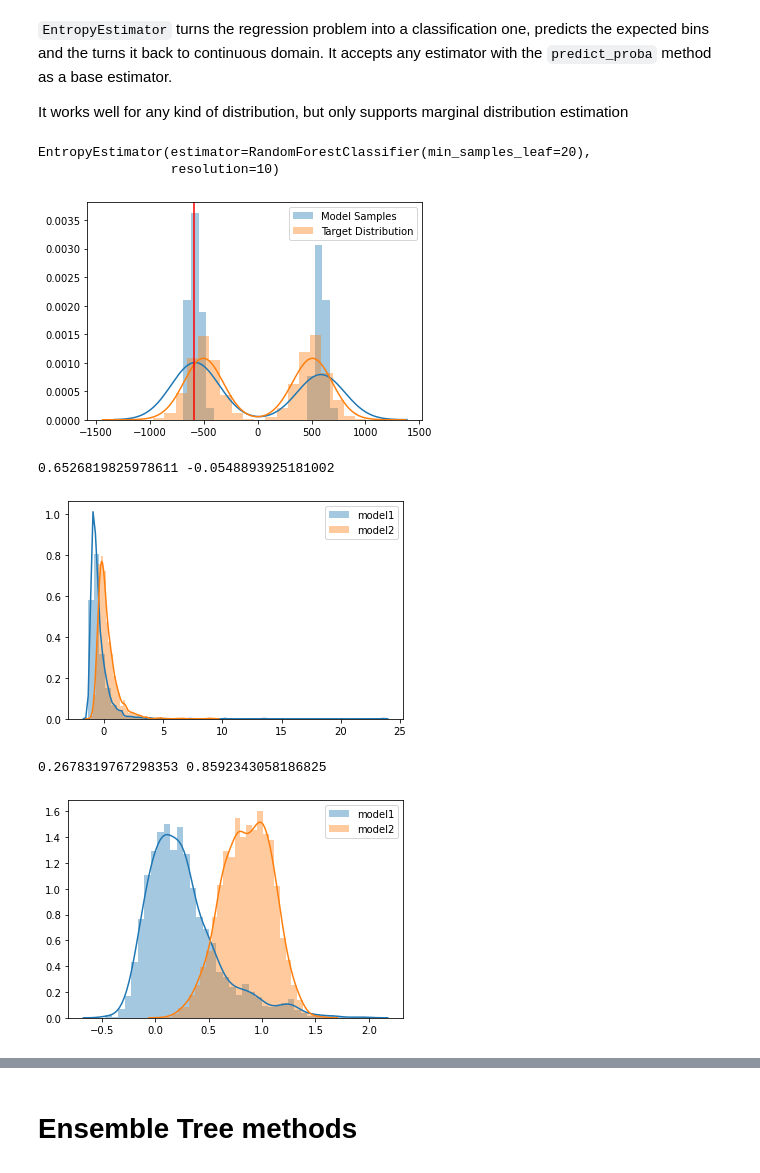
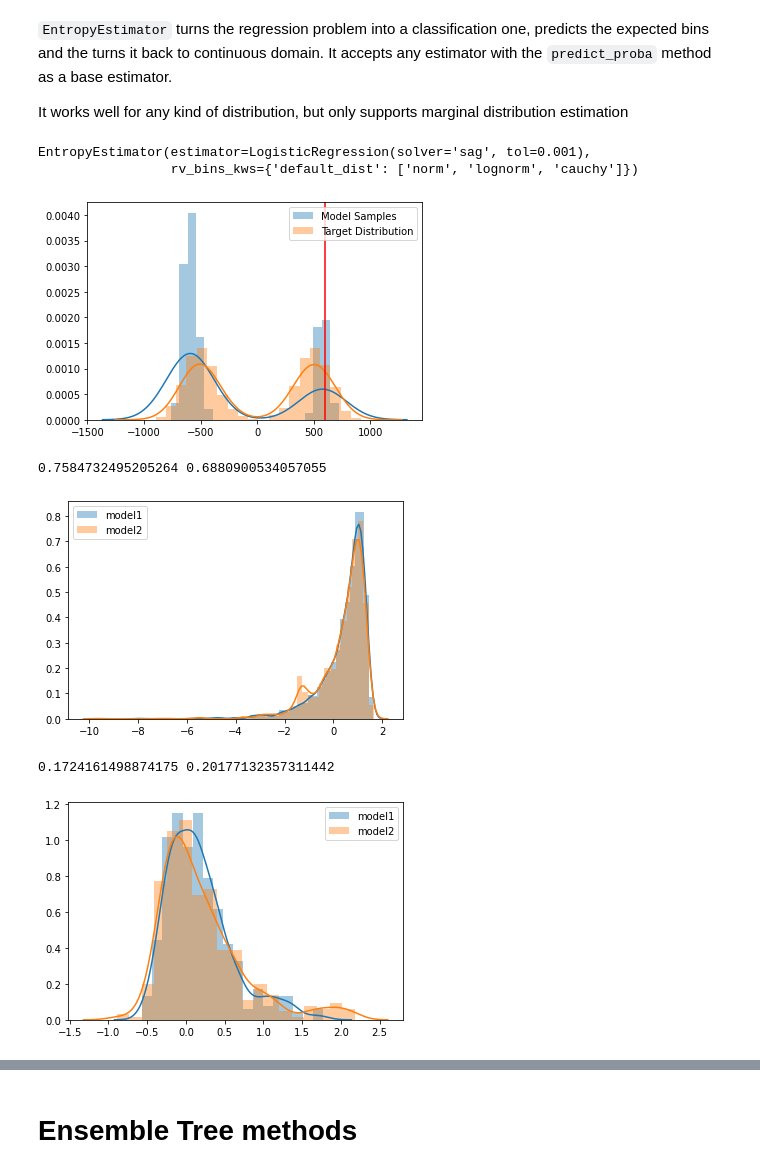
Before and after one commit to AlanGanem/scikit-density, a Jupyter notebook: notebooks/01_ensemble.ipynb, the cells around one changed output, grey strips where cells are left out. Saved outputs shown, nothing was run; the diff lists cells and outputs as text; code cells hidden in the pictures.

```diff
--- a/notebooks/01_ensemble.ipynb
+++ b/notebooks/01_ensemble.ipynb
@@ -356,18 +526,20 @@ It works well for any kind of distribution, but only supports marginal distribut
 from sklearn.linear_model import LogisticRegression
 import matplotlib.pyplot as plt
 
-estim1 = EntropyEstimator(LogisticRegression(), 100)
-estim2 = EntropyEstimator(ensemble.RandomForestClassifier(min_samples_leaf = 20), 10)
+estim1 = EntropyEstimator(LogisticRegression(tol = 0.001, solver = 'sag'), 100, output_distribution = 'uniform', rv_bins_kws = {'default_dist':'norm'})
+estim2 = EntropyEstimator(LogisticRegression(tol = 0.001, solver = 'sag'), 100, output_distribution = 'uniform', rv_bins_kws = {'default_dist':['norm','lognorm','cauchy']})
 estim1.fit(X_train, y_train[:,1])
 estim2.fit(X_train, y_train[:,1])
 # %% [output]
-EntropyEstimator(estimator=RandomForestClassifier(min_samples_leaf=20),
-                 resolution=10)
+EntropyEstimator(estimator=LogisticRegression(solver='sag', tol=0.001),
+                 rv_bins_kws={'default_dist': ['norm', 'lognorm', 'cauchy']})
 # %%
-i = 5
+i = np.random.choice(np.arange(y_test.shape[0]))
 
-alpha, beta, gamma = 1,1,1
-samples2 = estim1.sample(X_test[i:i+1], sample_size = 200, alpha = alpha, noise_factor = 0.1)
+alpha = 1
+noise_factor = 0.2
+
+samples2 = estim2.sample(X_test[i:i+1], sample_size = 200, alpha = alpha, noise_factor = noise_factor)
 #prediction = density_estimator1.custom_predict(
 #    X_test[i:i+1], agg_func = lambda x: np.mean(x,axis = 0), alpha = alpha, beta = beta, gamma = gamma)
 #naive_prediction = density_estimator1.predict(X_test[i:i+1])
@@ -387,30 +559,30 @@ else:
     dst._axes.axvline(y_test[i,1], color = 'r')
     dst._axes.legend()
 # %% [output]
-[figure, old version]
+[figure, new version]
 # %%
-alpha = 0.8
-noise_factor = 1
+alpha = 1
+noise_factor = 0.0
 samples1 = estim1.sample(X_test, 1000, alpha = alpha, noise_factor = noise_factor)
 samples2 = estim2.sample(X_test, 1000, alpha = alpha, noise_factor = noise_factor)
 # %%
-nll1 = -np.log2(kde_likelihood(y_test[:,1:2],samples1))
-nll2 = -np.log2(kde_likelihood(y_test[:,1:2],samples2))
-sns.distplot(nll1[nll1 < 30], label = 'model1')
-sns.distplot(nll2[nll2 < 30], label = 'model2')
+ll1 = np.log2(kde_likelihood(y_test[:,1:2],samples1))
+ll2 = np.log2(kde_likelihood(y_test[:,1:2],samples2))
+sns.distplot(ll1[ll1 > -30], label = 'model1')
+sns.distplot(ll2[ll2 > -30], label = 'model2')
 plt.legend()
-print(np.median(-nll1[nll1 < 1e10]), -np.median(nll2[nll2 < 1e10]))
+print(np.median(ll1[ll1 > -1e10]), np.median(ll2[ll2 > -1e10]))
 # %% [output]
-0.6526819825978611 -0.0548893925181002
+0.7584732495205264 0.6880900534057055
-[figure, old version]
+[figure, new version]
 # %%
-entr1 = kde_entropy(samples1, sample_size = 100)
-entr2 = kde_entropy(samples2, sample_size = 100)
+entr1 = kde_entropy(samples1, frac = 0.2,sample_size = 100)
+entr2 = kde_entropy(samples2, frac = 0.2,sample_size = 100)
 sns.distplot(entr1, label = 'model1')
 sns.distplot(entr2, label = 'model2')
 plt.legend()
 print(entr1.mean(),entr2.mean())
 # %% [output]
-0.2678319767298353 0.8592343058186825
+0.1724161498874175 0.20177132357311442
-[figure, old version]
+[figure, new version]
 # %%
```
Also changed, not shown: parts of 38 cells of this notebook, 10 other files.
